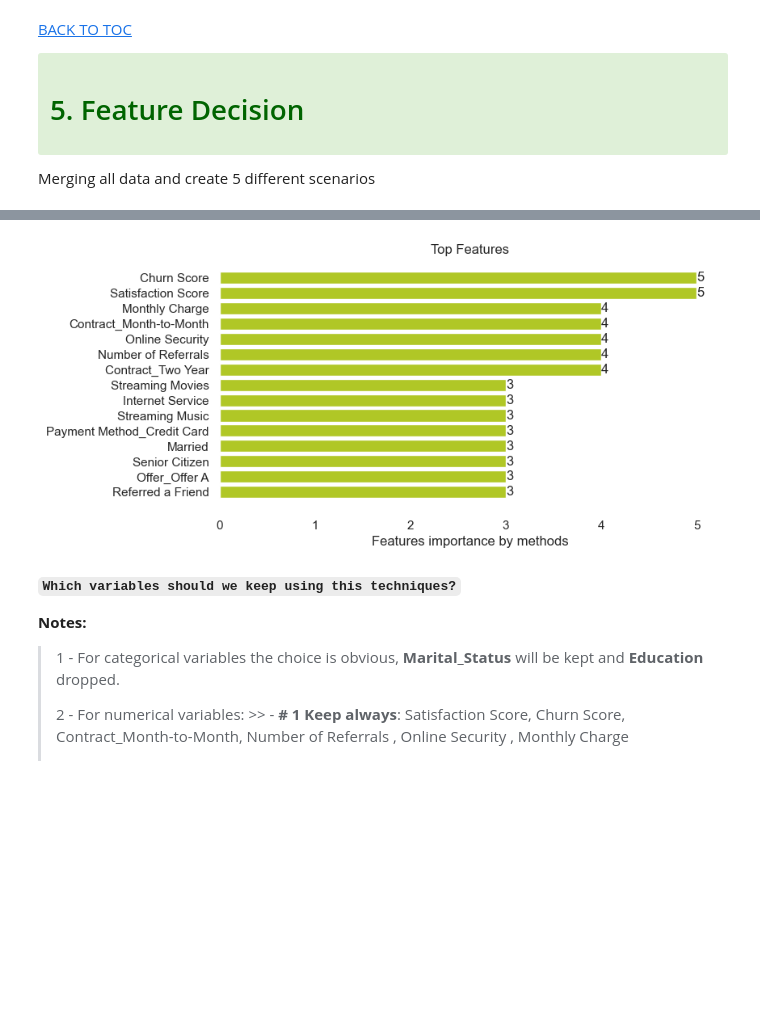
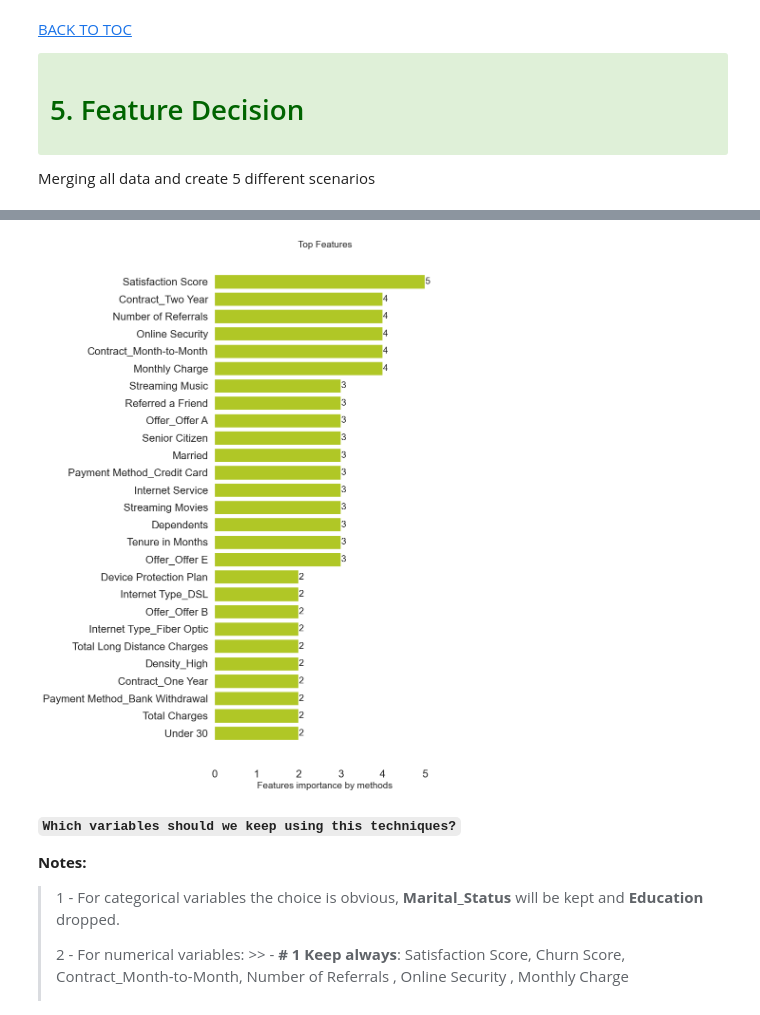
Before and after one commit to sarasustelosantos/bootcamp_group, a Jupyter notebook: 03_feature_selection_v2.ipynb, the cells around one changed output, grey strips where cells are left out. Cells and saved outputs as stored; diff of their text form; code cells hidden in the pictures; blank space fills up the shorter version.

```diff
--- a/03_feature_selection_v2.ipynb
+++ b/03_feature_selection_v2.ipynb
@@ -1383,34 +1383,48 @@ filtered_merged_results
 <Figure size 3500x2000 with 0 Axes>
 # %%
+import matplotlib.pyplot as plt
+
 # Select the top 15 rows
-top_15_results = filtered_merged_results.head(15)
+top_15_results = filtered_merged_results.head(28)
 
 # Sort the dataframe by 'Keep_Count' column in descending order
 top_15_results = top_15_results.sort_values(by='Keep_Count', ascending=True)
 
+# Remove the 'Churn Score' feature
+top_15_results = top_15_results[top_15_results['Features'] != 'Churn Score']
+
 # Create a horizontal bar graph with soft green color and no background
-fig, ax = plt.subplots(figsize=(8, 4))
+fig, ax = plt.subplots(figsize=(6, 14))
 bars = ax.barh(top_15_results['Features'], top_15_results['Keep_Count'], color='#B0C726')
 
-# Label the bars with their values
+# Label the bars with their values and increase the font size
 for bar in bars:
     xval = bar.get_width()
-    ax.text(xval, bar.get_y() + bar.get_height()/2, round(xval, 2), va='center', ha='left')
+    ax.text(xval, bar.get_y() + bar.get_height()/2, round(xval, 2),
+            va='center', ha='left', fontsize=14)  # Adjust the fontsize here
 
 # Turn off the top and right spines
 ax.spines['top'].set_visible(False)
 ax.spines['right'].set_visible(False)
 
 # Remove x and y axis lines
 ax.spines['bottom'].set_color('none')
 ax.spines['left'].set_color('none')
 
-plt.xlabel('Features importance by methods')
-plt.title('Top Features')
+# Increase label font size for x and y axes
+ax.tick_params(axis='both', labelsize=16)  # Adjust the fontsize here
+
+# Increase font size for x and y axis labels
+ax.set_xlabel('Features importance by methods', fontsize=14)  # Adjust the fontsize here
+ax.set_title('Top Features', fontsize=14)  # Adjust the fontsize here
+
+# Increase font size for y-axis labels
+ax.set_yticklabels(top_15_results['Features'], fontsize=16)  # Adjust the fontsize here
+
 plt.savefig('outputs/output_plot.png', bbox_inches='tight', transparent=True)
 plt.show()
 # %% [output]
-[figure, old version]
+[figure, new version]
 # %% [markdown]
 __`Which variables should we keep using this techniques?`__ <p>
 __Notes:__
```
Also changed, not shown: parts of 3 cells of this notebook, 1 other file.
